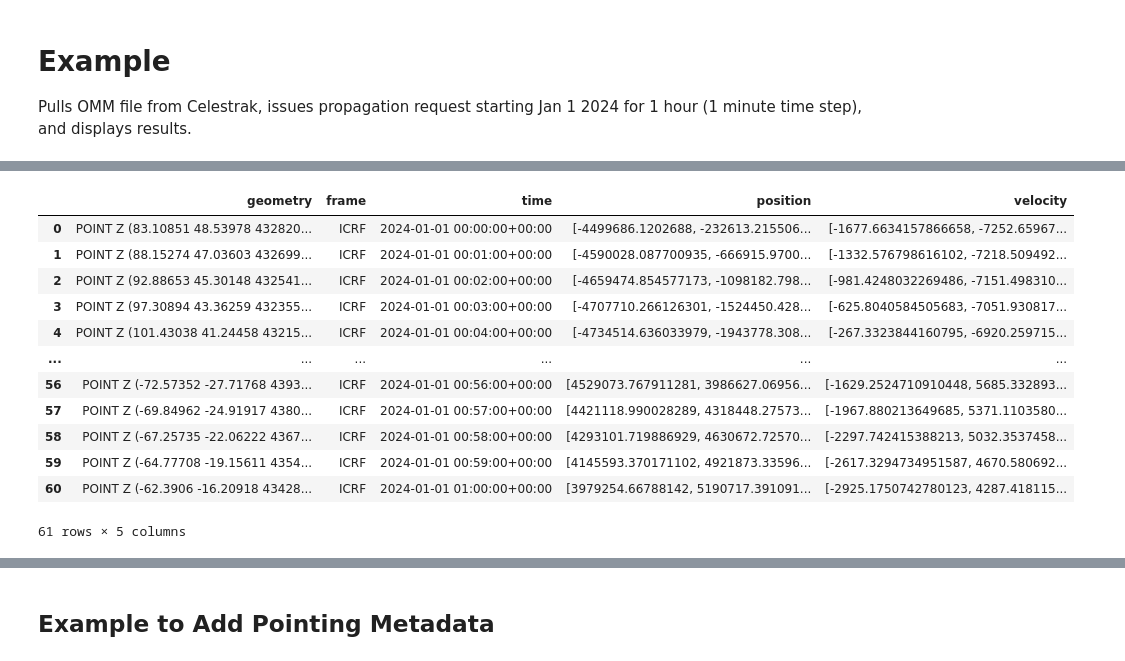
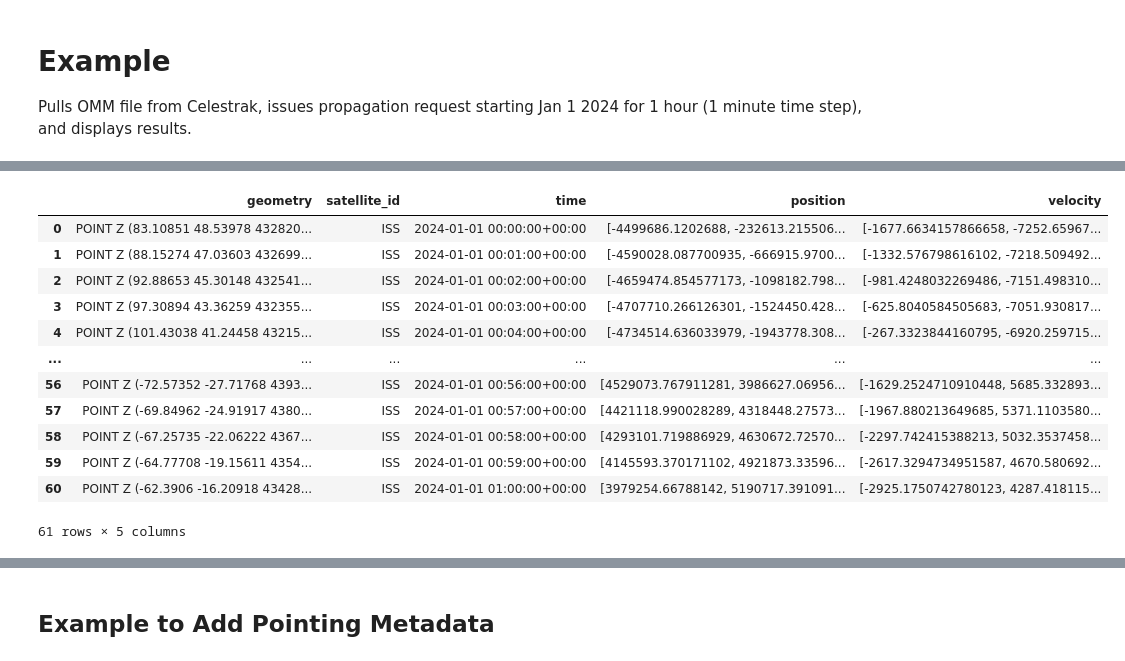
Before and after one commit to eose-tools-org/eose-api, a Jupyter notebook: src/tatc-propagation-example.ipynb, the cells around one changed output, grey strips where cells are left out. Drawn from its saved outputs; the diff is of its cells as text; code cells hidden in the pictures.

```diff
--- a/src/tatc-propagation-example.ipynb
+++ b/src/tatc-propagation-example.ipynb
@@ -57,7 +71,13 @@ response = '[{"OBJECT_NAME":"ISS (ZARYA)","OBJECT_ID":"1998-067A","EPOCH":"2024-
 iss_omm = json.loads(response)[0]
 # %%
 request = PropagationRequest(
-    orbit=GeneralPerturbationsOrbitState.from_omm(iss_omm),
+    satellites=[
+        Satellite(
+            id="ISS",
+            orbit=GeneralPerturbationsOrbitState.from_omm(iss_omm),
+            field_of_view=100,
+        )
+    ],
     start=datetime(2024, 1, 1, tzinfo=timezone.utc),
     duration=timedelta(hours=1),
     time_step=timedelta(minutes=1),
@@ -79,15 +99,15 @@ display(data)
-|  | geometry | frame | time | position | velocity |
-| 0 | POINT Z (83.10851 48.53978 432820... | ICRF | 2024-01-01 00:00:00+00:00 | [-4499686.1202688, -232613.215506... | [-1677.6634157866658, -7252.65967... |
-| 1 | POINT Z (88.15274 47.03603 432699... | ICRF | 2024-01-01 00:01:00+00:00 | [-4590028.087700935, -666915.9700... | [-1332.576798616102, -7218.509492... |
-| 2 | POINT Z (92.88653 45.30148 432541... | ICRF | 2024-01-01 00:02:00+00:00 | [-4659474.854577173, -1098182.798... | [-981.4248032269486, -7151.498310... |
-| 3 | POINT Z (97.30894 43.36259 432355... | ICRF | 2024-01-01 00:03:00+00:00 | [-4707710.266126301, -1524450.428... | [-625.8040584505683, -7051.930817... |
-| 4 | POINT Z (101.43038 41.24458 43215... | ICRF | 2024-01-01 00:04:00+00:00 | [-4734514.636033979, -1943778.308... | [-267.3323844160795, -6920.259715... |
+|  | geometry | satellite_id | time | position | velocity |
+| 0 | POINT Z (83.10851 48.53978 432820... | ISS | 2024-01-01 00:00:00+00:00 | [-4499686.1202688, -232613.215506... | [-1677.6634157866658, -7252.65967... |
+| 1 | POINT Z (88.15274 47.03603 432699... | ISS | 2024-01-01 00:01:00+00:00 | [-4590028.087700935, -666915.9700... | [-1332.576798616102, -7218.509492... |
+| 2 | POINT Z (92.88653 45.30148 432541... | ISS | 2024-01-01 00:02:00+00:00 | [-4659474.854577173, -1098182.798... | [-981.4248032269486, -7151.498310... |
+| 3 | POINT Z (97.30894 43.36259 432355... | ISS | 2024-01-01 00:03:00+00:00 | [-4707710.266126301, -1524450.428... | [-625.8040584505683, -7051.930817... |
+| 4 | POINT Z (101.43038 41.24458 43215... | ISS | 2024-01-01 00:04:00+00:00 | [-4734514.636033979, -1943778.308... | [-267.3323844160795, -6920.259715... |
 | ... | ... | ... | ... | ... | ... |
-| 56 | POINT Z (-72.57352 -27.71768 4393... | ICRF | 2024-01-01 00:56:00+00:00 | [4529073.767911281, 3986627.06956... | [-1629.2524710910448, 5685.332893... |
-| 57 | POINT Z (-69.84962 -24.91917 4380... | ICRF | 2024-01-01 00:57:00+00:00 | [4421118.990028289, 4318448.27573... | [-1967.880213649685, 5371.1103580... |
-| 58 | POINT Z (-67.25735 -22.06222 4367... | ICRF | 2024-01-01 00:58:00+00:00 | [4293101.719886929, 4630672.72570... | [-2297.742415388213, 5032.3537458... |
-| 59 | POINT Z (-64.77708 -19.15611 4354... | ICRF | 2024-01-01 00:59:00+00:00 | [4145593.370171102, 4921873.33596... | [-2617.3294734951587, 4670.580692... |
-| 60 | POINT Z (-62.3906 -16.20918 43428... | ICRF | 2024-01-01 01:00:00+00:00 | [3979254.66788142, 5190717.391091... | [-2925.1750742780123, 4287.418115... |
+| 56 | POINT Z (-72.57352 -27.71768 4393... | ISS | 2024-01-01 00:56:00+00:00 | [4529073.767911281, 3986627.06956... | [-1629.2524710910448, 5685.332893... |
+| 57 | POINT Z (-69.84962 -24.91917 4380... | ISS | 2024-01-01 00:57:00+00:00 | [4421118.990028289, 4318448.27573... | [-1967.880213649685, 5371.1103580... |
+| 58 | POINT Z (-67.25735 -22.06222 4367... | ISS | 2024-01-01 00:58:00+00:00 | [4293101.719886929, 4630672.72570... | [-2297.742415388213, 5032.3537458... |
+| 59 | POINT Z (-64.77708 -19.15611 4354... | ISS | 2024-01-01 00:59:00+00:00 | [4145593.370171102, 4921873.33596... | [-2617.3294734951587, 4670.580692... |
+| 60 | POINT Z (-62.3906 -16.20918 43428... | ISS | 2024-01-01 01:00:00+00:00 | [3979254.66788142, 5190717.391091... | [-2925.1750742780123, 4287.418115... |
 61 rows × 5 columns
 # %%
 import matplotlib.pyplot as plt
```
Also changed, not shown: parts of 5 cells of this notebook, 8 other files.
